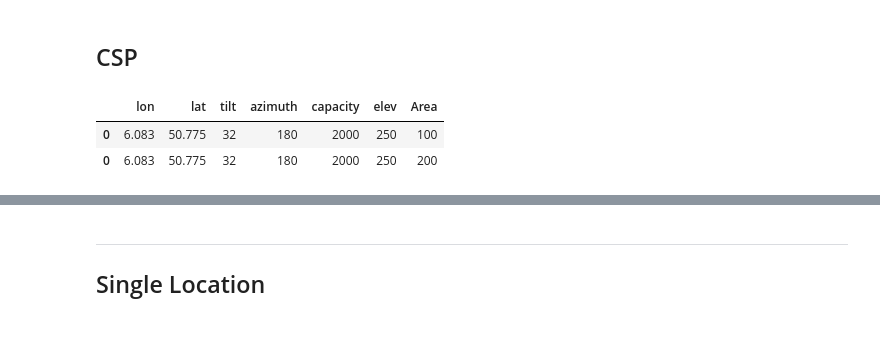
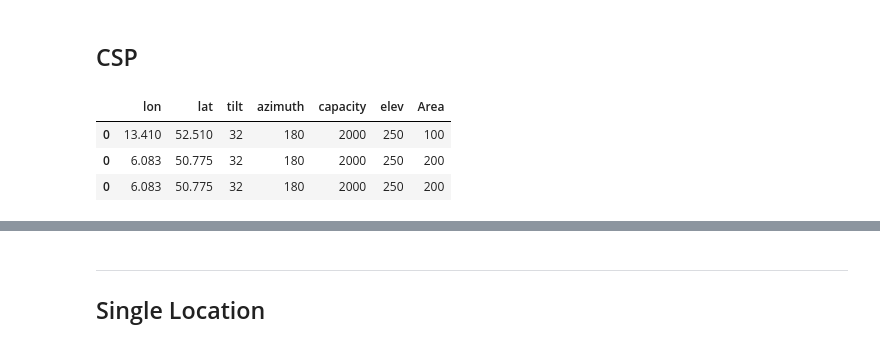
Before and after one commit to FZJ-IEK3-VSA/RESKit, a Jupyter notebook: examples/5.01-Solar-CSP.ipynb, the cells around one changed output, grey strips where cells are left out. Cells and saved outputs as stored; diff of their text form; code cells hidden in the pictures.

```diff
--- a/examples/5.01-Solar-CSP.ipynb
+++ b/examples/5.01-Solar-CSP.ipynb
@@ -8,29 +9,39 @@ import pandas as pd
 # %%
 # Make a placements dataframe
 placements1 = pd.DataFrame()
-placements1['lon'] = [ 6.083, ]     # Longitude
-placements1['lat'] = [ 50.775, ]    # Latitude
+placements1['lon'] = [ 13.41, ]     # Longitude
+placements1['lat'] = [ 52.51, ]    # Latitude
 placements1['tilt'] = [ 32, ]   # System tilt in degrees
 placements1['azimuth'] = [ 180, ]# System azimuth in degrees
 placements1['capacity'] = [ 2000, ] # Total system capacity in kW
 placements1['elev'] = [ 250, ]      # Altitute in meters
 placements1['Area'] = [ 100] # Park size in m**2
 
 placements2 = pd.DataFrame()
 placements2['lon'] = [ 6.083, ]     # Longitude
 placements2['lat'] = [ 50.775, ]    # Latitude
 placements2['tilt'] = [ 32, ]   # System tilt in degrees
 placements2['azimuth'] = [ 180, ]# System azimuth in degrees
 placements2['capacity'] = [ 2000, ] # Total system capacity in kW
 placements2['elev'] = [ 250, ]      # Altitute in meters
 placements2['Area'] = [ 200] # Park size in m**2
 
-placements = placements1.append(placements2)
+placements3 = pd.DataFrame()
+placements3['lon'] = [ 6.083, ]     # Longitude
+placements3['lat'] = [ 50.775, ]    # Latitude
+placements3['tilt'] = [ 32, ]   # System tilt in degrees
+placements3['azimuth'] = [ 180, ]# System azimuth in degrees
+placements3['capacity'] = [ 2000, ] # Total system capacity in kW
+placements3['elev'] = [ 250, ]      # Altitute in meters
+placements3['Area'] = [ 200] # Park size in m**2
+
+placements = placements1.append(placements2).append(placements3)
 placements
 # %% [output]
 |  | lon | lat | tilt | azimuth | capacity | elev | Area |
-| 0 | 6.083 | 50.775 | 32 | 180 | 2000 | 250 | 100 |
+| 0 | 13.410 | 52.510 | 32 | 180 | 2000 | 250 | 100 |
 | 0 | 6.083 | 50.775 | 32 | 180 | 2000 | 250 | 200 |
+| 0 | 6.083 | 50.775 | 32 | 180 | 2000 | 250 | 200 |
 # %%
 out = rk.solar.workflows.workflows.csp_test_franzmann(placements=placements,
                                 era5_path=r'C:\Users\d.franzmann\Desktop\Temp\Tiles')
```
Also changed, not shown: parts of 15 cells of this notebook, 5 other files.
